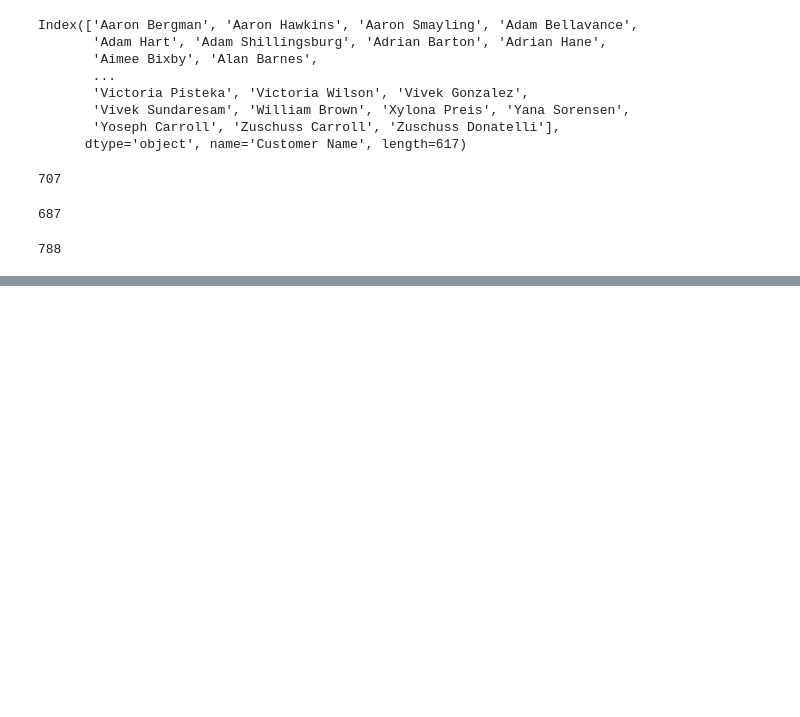
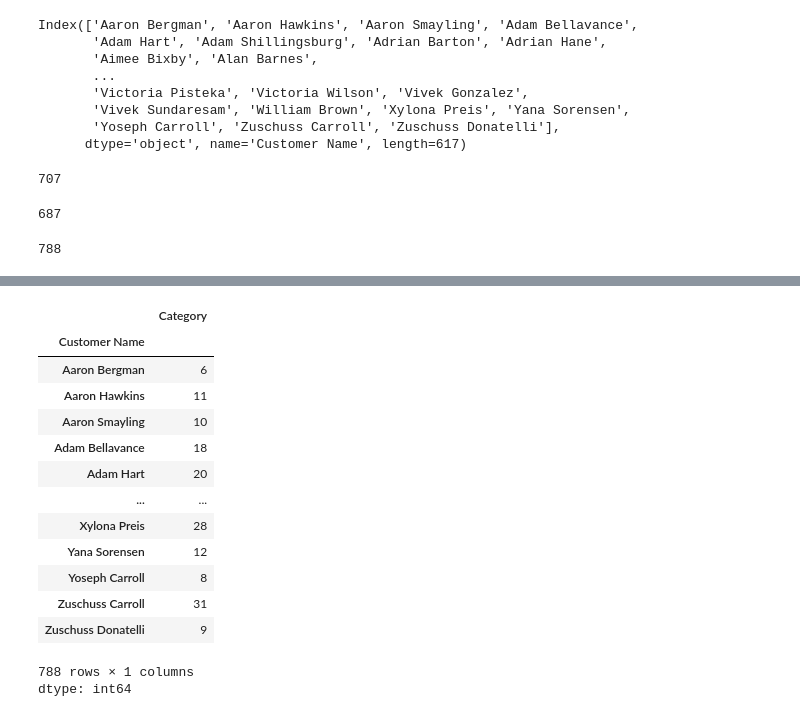
Before and after one commit to gaganreddy7977/Datascience-python-, a Jupyter notebook: pandas_Assignment.ipynb, the cells around one changed output, grey strips where cells are left out. Cells and saved outputs as stored; diff of their text form; code cells hidden in the pictures; blank space fills up the shorter version.

```diff
--- a/pandas_Assignment.ipynb
+++ b/pandas_Assignment.ipynb
@@ -1670,0 +1727,19 @@ data_set
+# %%
+#Question 148: Find customer who bought most categories.
+data_set.groupby('Customer Name')['Category'].size().loc[lambda x:x>1]
+# %% [output]
+|  | Category |
+| Customer Name |  |
+| Aaron Bergman | 6 |
+| Aaron Hawkins | 11 |
+| Aaron Smayling | 10 |
+| Adam Bellavance | 18 |
+| Adam Hart | 20 |
+| ... | ... |
+| Xylona Preis | 28 |
+| Yana Sorensen | 12 |
+| Yoseph Carroll | 8 |
+| Zuschuss Carroll | 31 |
+| Zuschuss Donatelli | 9 |
+788 rows × 1 columns
+dtype: int64
```
Also changed, not shown: parts of 9 cells of this notebook.
